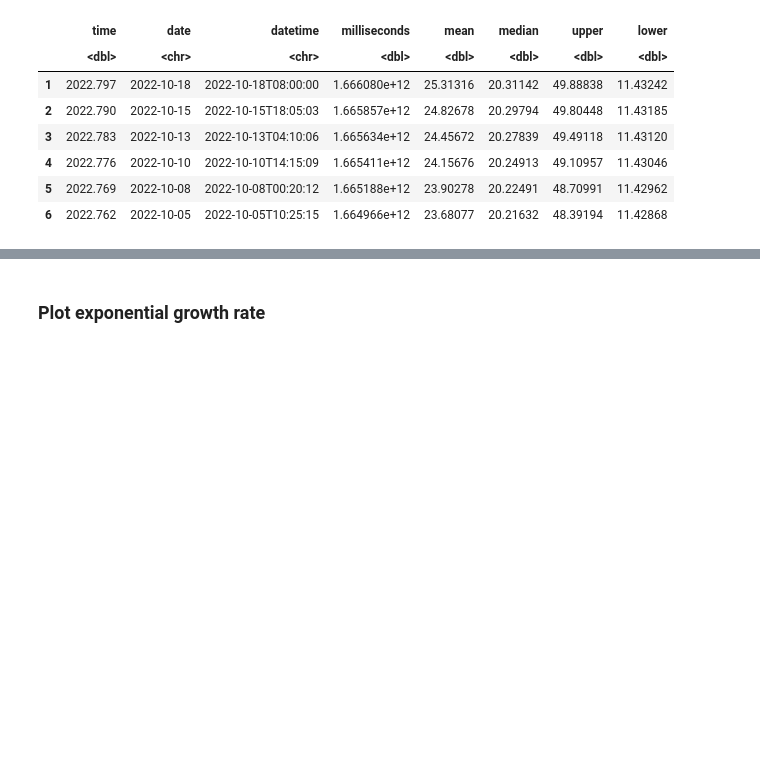
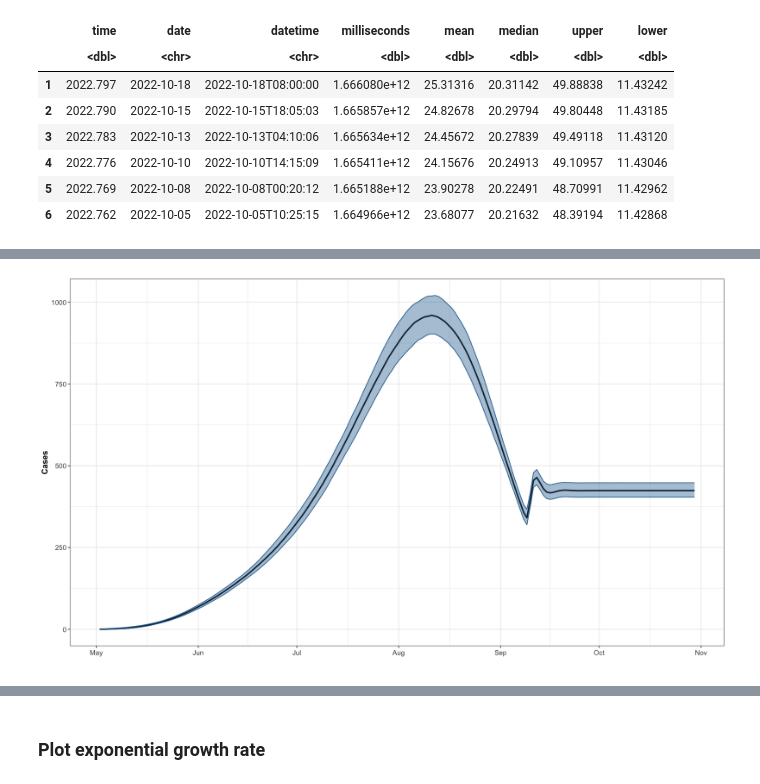
Before and after one commit to blab/mpox-dynamics, a Jupyter notebook: scripts/netau.ipynb, the cells around one changed output, grey strips where cells are left out. Drawn from its saved outputs; the diff is of its cells as text; code cells hidden in the pictures; blank space fills up the shorter version.

```diff
--- a/scripts/netau.ipynb
+++ b/scripts/netau.ipynb
@@ -109,0 +128,21 @@ Warning message:
+# %%
+rtpath <- '/Users/nashwa/Desktop/git/hmpxv_dynamics/case-rt-analysis/estimates/'
+
+incidence <- read.table(paste0(rtpath,'case-incidence-estimates.tsv'), sep='\t', header=T)
+rts <- read.table(paste0(rtpath,'case-rt-estimates.tsv'), sep='\t', header=T)
+
+incidence <- incidence %>% filter(location=='World') %>% mutate(datetime = as_date(date))
+rts <- rts %>% filter(location=='World') %>% mutate(datetime = as_date(date))
+# %%
+plot_incidence <- incidence %>% ggplot(aes(x=datetime, y=median_I_smooth, group=1)) +
+              geom_line(linewidth=1, color='black') +
+              geom_ribbon(aes(ymin=I_smooth_lower_80, ymax=I_smooth_upper_80),
+                          color=rgb(0.15,0.41,0.6),
+                          alpha=0.4,
+                          fill=rgb(0.15,0.41,0.6)) +
+              ylab('Cases') + xlab('') + my_theme() +
+              scale_x_date(date_labels = "%b", date_breaks='months')
+
+plot_incidence
+# %% [output]
+[figure, added]
```
Also changed, not shown: parts of 19 cells of this notebook, 2 other files.
